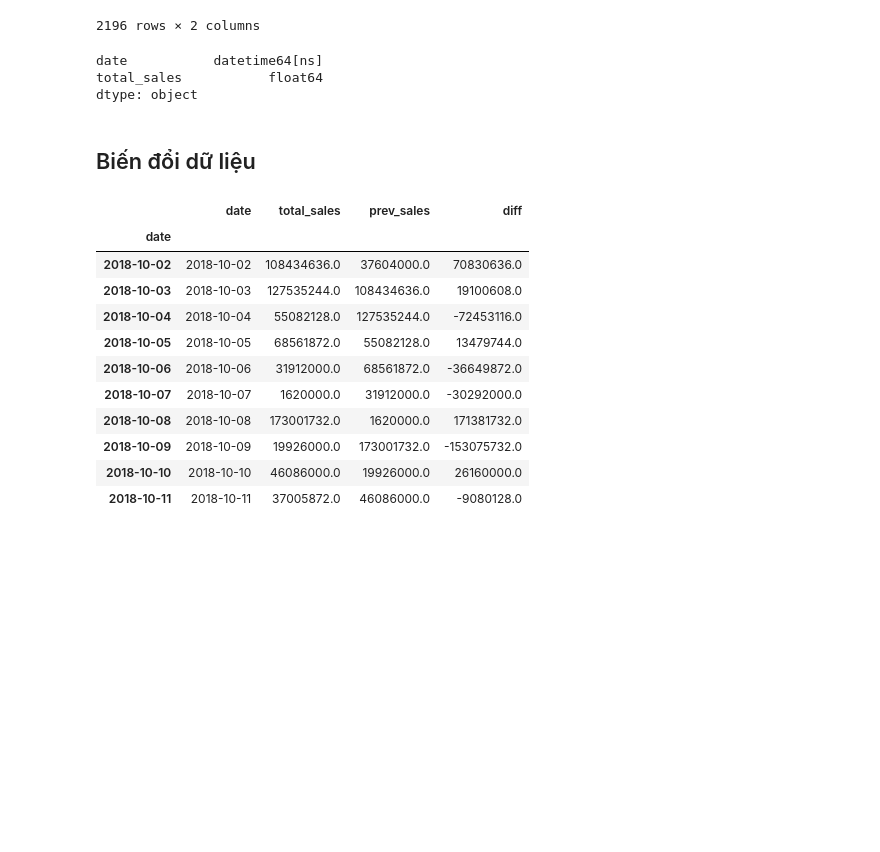
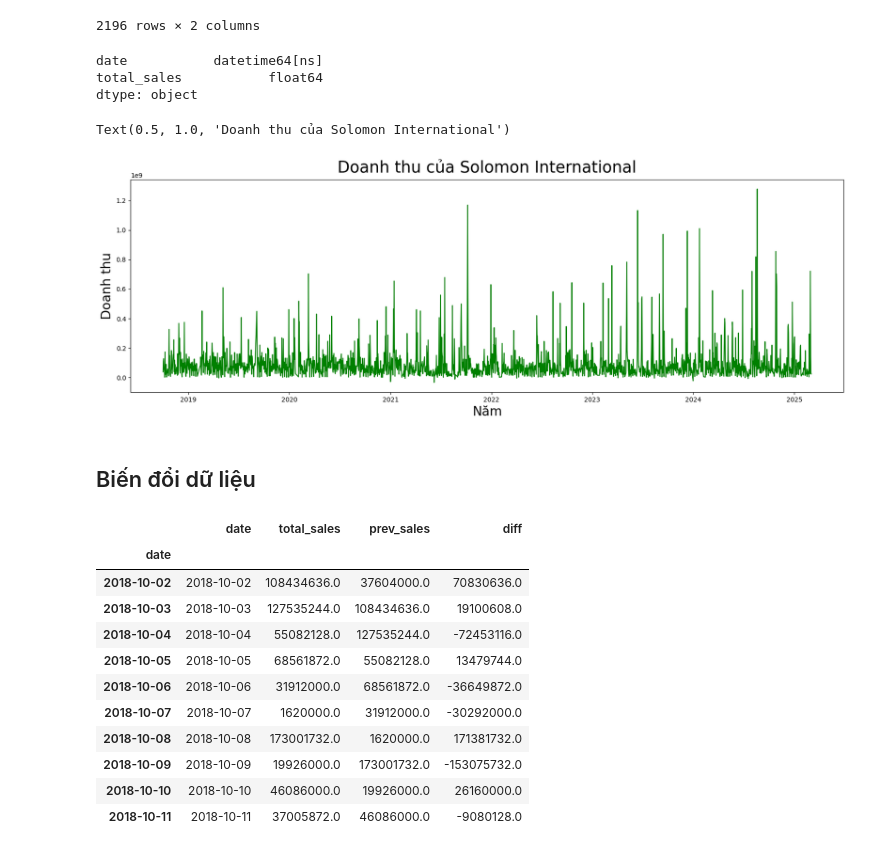
Before and after one commit to brerkl/sales-forecasting, a Jupyter notebook: project.ipynb, the cells around one changed output. Drawn from its saved outputs; the diff is of its cells as text; code cells hidden in the pictures; blank space fills up the shorter version.

Commit message:
redoing graphs

```diff
--- a/project.ipynb
+++ b/project.ipynb
@@ -84,3 +67,12 @@ pyoff.iplot(fig)
+# %%
+plt.figure(figsize=(20,6))
+plt.plot(data['total_sales'], color='g')
+plt.xlabel('Năm',size=20)
+plt.ylabel('Doanh thu',size=20)
+plt.title('Doanh thu của Solomon International',size=25, pad=10)
+# %% [output]
+Text(0.5, 1.0, 'Doanh thu của Solomon International')
+[figure, added]
 # %% [markdown]
 ## Biến đổi dữ liệu
 # %%
```
Also changed, not shown: parts of 10 cells of this notebook.
